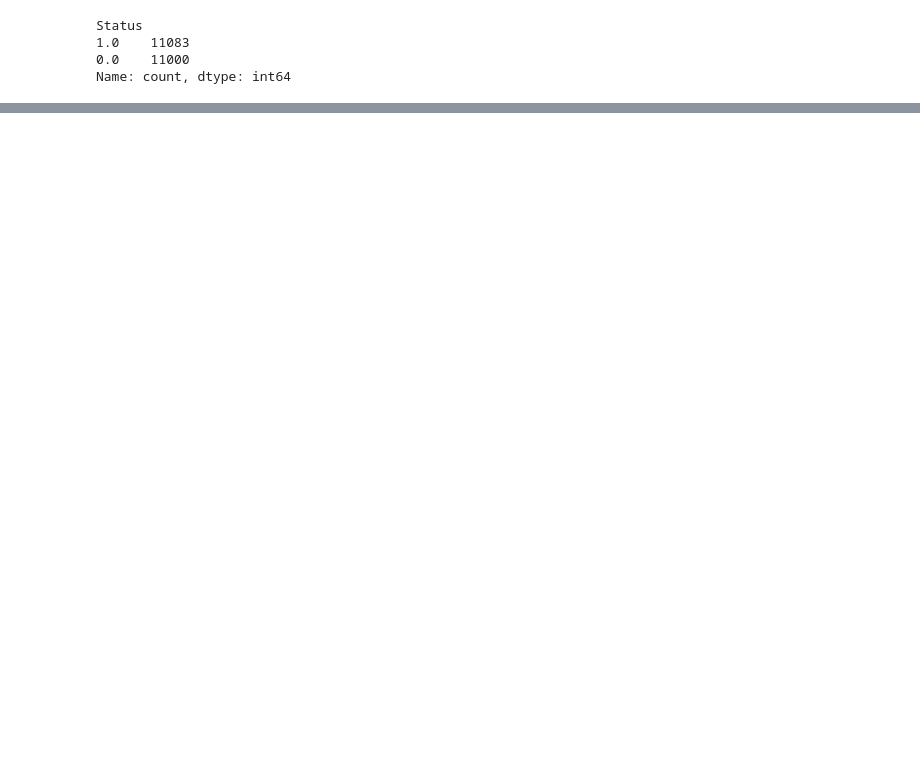
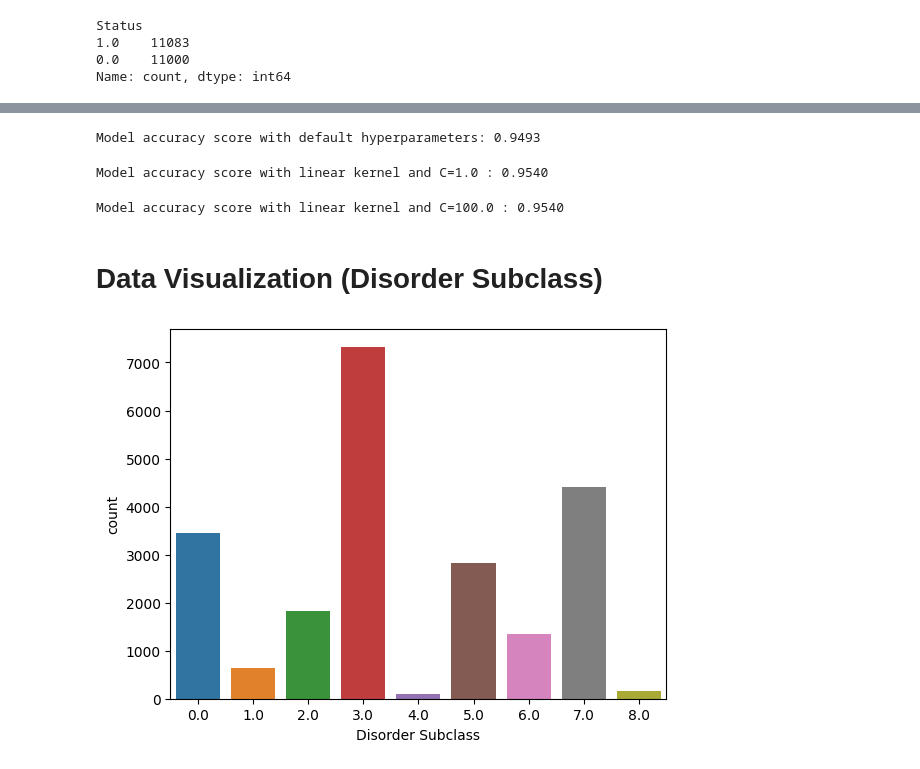
Before and after one commit to codingwithiz/ML-Project, a Jupyter notebook: clean.ipynb, the cells around one changed output, grey strips where cells are left out. Drawn from its saved outputs; the diff is of its cells as text; code cells hidden in the pictures; blank space fills up the shorter version.

```diff
--- a/clean.ipynb
+++ b/clean.ipynb
@@ -448,0 +570,71 @@ plt.show()
+# %%
+# import the SVM algorithm from scikit-learn library
+from sklearn.svm import SVC
+
+
+# import the accuracy metric to evaluate the performance of the model
+from sklearn.metrics import accuracy_score
+
+
+# instantiate the SVM classifier with default hyperparameters.
+svc=SVC()
+
+
+# fit the classifier on the training data X_train and corresponding target values Y_train.
+svc.fit(X_train,Y_train)
+
+
+# predict the target values on the test data X_test
+y_pred=svc.predict(X_test)
+
+
+# compute and print the accuracy score of the model using the predicted target values y_pred and the actual target values Y_test.
+print('Model accuracy score with default hyperparameters: {0:0.4f}'. format(accuracy_score(Y_test, y_pred)))
+# %% [output]
+Model accuracy score with default hyperparameters: 0.9493
+# %%
+# instantiate classifier with linear kernel and C=1.0
+linear_svc=SVC(kernel='linear', C=1.0)
+
+
+# fit classifier to training set
+linear_svc.fit(X_train,Y_train)
+
+
+# make predictions on test set
+y_pred_test=linear_svc.predict(X_test)
+
+
+# compute and print accuracy score
+print('Model accuracy score with linear kernel and C=1.0 : {0:0.4f}'. format(accuracy_score(Y_test, y_pred_test)))
+# %% [output]
+Model accuracy score with linear kernel and C=1.0 : 0.9540
+# %%
+# instantiate classifier with linear kernel and C=100.0
+linear_svc100=SVC(kernel='linear', C=100.0)
+
+
+# fit classifier to training set
+linear_svc100.fit(X_train, Y_train)
+
+
+# make predictions on test set
+y_pred=linear_svc100.predict(X_test)
+
+
+# compute and print accuracy score
+print('Model accuracy score with linear kernel and C=100.0 : {0:0.4f}'. format(accuracy_score(Y_test, y_pred)))
+# %% [output]
+Model accuracy score with linear kernel and C=100.0 : 0.9540
+# %% [markdown]
+# Data Visualization (Disorder Subclass)
+# %%
+import seaborn as sns
+import matplotlib.pyplot as plt
+
+df_train['Disorder Subclass'] = pd.Categorical(df_train['Disorder Subclass'])
+
+sns.countplot(x='Disorder Subclass', data=df_train)
+plt.show()
+# %% [output]
+[figure, added]
```
Also changed, not shown: parts of 45 cells of this notebook.
